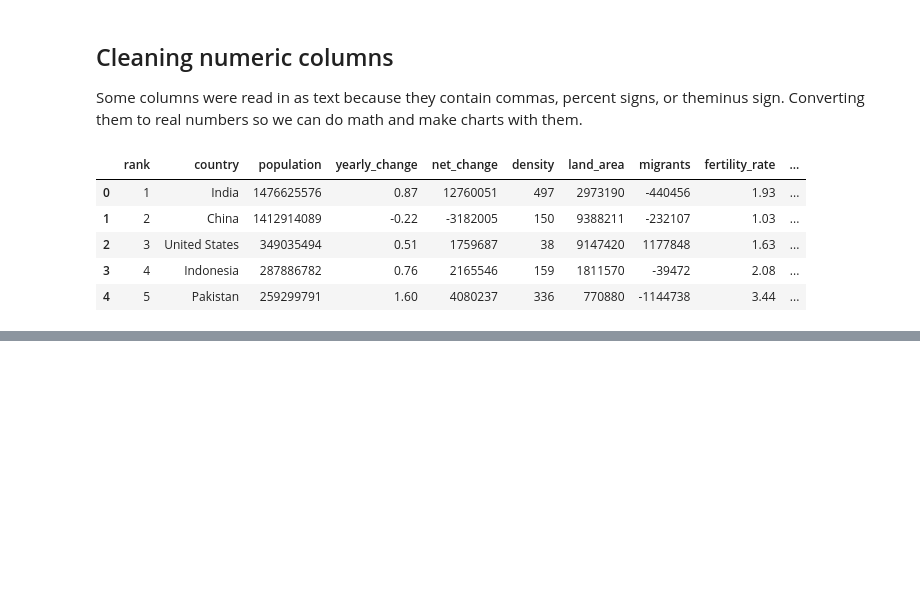
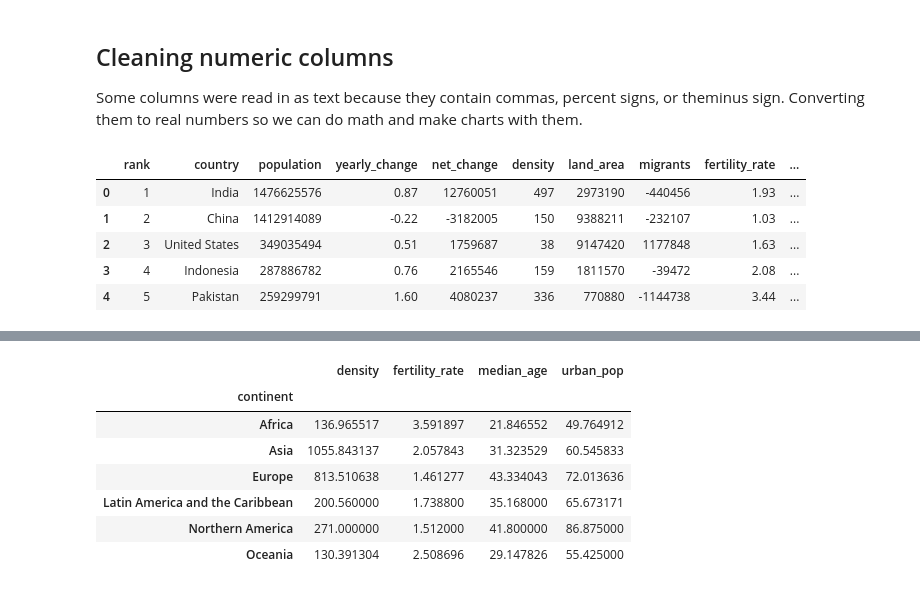
Before and after one commit to KristijanJakimov/population_project, a Jupyter notebook: analysis.ipynb, the cells around one changed output, grey strips where cells are left out. Drawn from its saved outputs; the diff is of its cells as text; code cells hidden in the pictures; blank space fills up the shorter version.

```diff
--- a/analysis.ipynb
+++ b/analysis.ipynb
@@ -103,0 +109,12 @@ data.head()
+# %%
+continent_averages = data.groupby("continent")[["density", "fertility_rate", "median_age", "urban_pop"]].mean()
+continent_averages
+# %% [output]
+|  | density | fertility_rate | median_age | urban_pop |
+| continent |  |  |  |  |
+| Africa | 136.965517 | 3.591897 | 21.846552 | 49.764912 |
+| Asia | 1055.843137 | 2.057843 | 31.323529 | 60.545833 |
+| Europe | 813.510638 | 1.461277 | 43.334043 | 72.013636 |
+| Latin America and the Caribbean | 200.560000 | 1.738800 | 35.168000 | 65.673171 |
+| Northern America | 271.000000 | 1.512000 | 41.800000 | 86.875000 |
+| Oceania | 130.391304 | 2.508696 | 29.147826 | 55.425000 |
```
Also changed, not shown: parts of 4 cells of this notebook.
